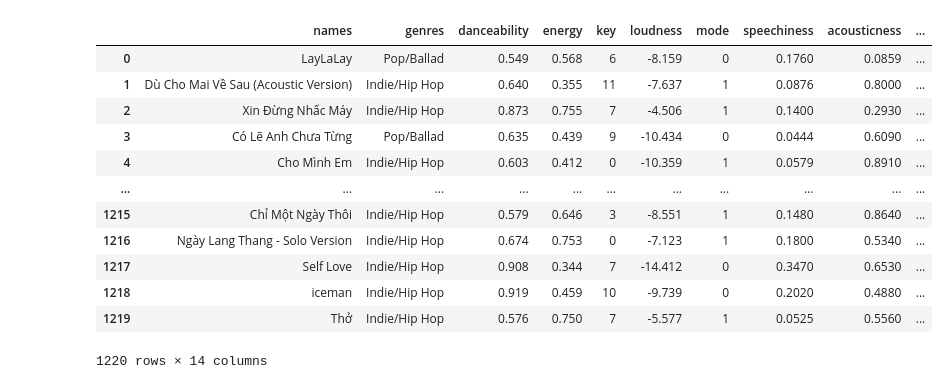
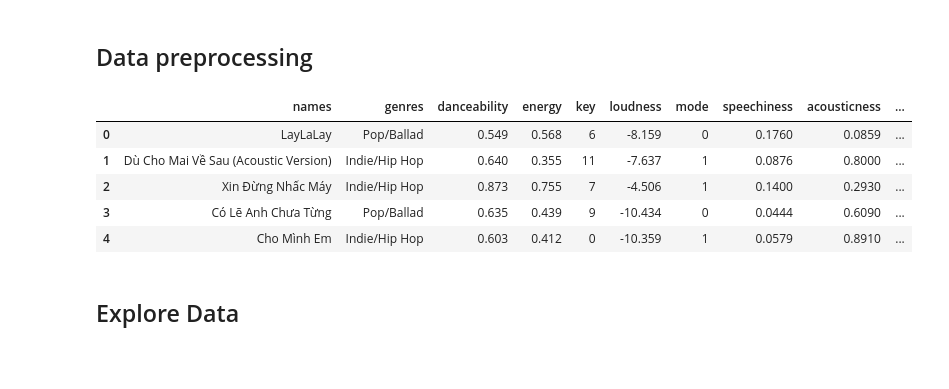
Before and after one commit to tvo10/DSCT, a Jupyter notebook: Capstone/EDA/Music Genre Prediction EDA.ipynb, the cells around one changed output. Saved outputs shown, nothing was run; the diff lists cells and outputs as text; code cells hidden in the pictures; blank space fills up the shorter version.

```diff
--- a/Capstone/EDA/Music Genre Prediction EDA.ipynb
+++ b/Capstone/EDA/Music Genre Prediction EDA.ipynb
@@ -5,17 +16,14 @@ import numpy as np
+# %% [markdown]
+## Data preprocessing
 # %%
-vpop = pd.read_csv('https://raw.githubusercontent.com/tvo10/DSCT/main/Capstone/Data%20Wranling/vpop.csv')
-vpop
+vpop = pd.read_csv('https://raw.githubusercontent.com/tvo10/DSCT/main/Capstone/Data%20Wrangling/vpop.csv')
+vpop.head()
 # %% [output]
 |  | names | genres | danceability | energy | key | loudness | mode | speechiness | acousticness | ... |
 | 0 | LayLaLay | Pop/Ballad | 0.549 | 0.568 | 6 | -8.159 | 0 | 0.1760 | 0.0859 | ... |
 | 1 | Dù Cho Mai Về Sau (Acoustic Version) | Indie/Hip Hop | 0.640 | 0.355 | 11 | -7.637 | 1 | 0.0876 | 0.8000 | ... |
 | 2 | Xin Đừng Nhấc Máy | Indie/Hip Hop | 0.873 | 0.755 | 7 | -4.506 | 1 | 0.1400 | 0.2930 | ... |
 | 3 | Có Lẽ Anh Chưa Từng | Pop/Ballad | 0.635 | 0.439 | 9 | -10.434 | 0 | 0.0444 | 0.6090 | ... |
 | 4 | Cho Mình Em | Indie/Hip Hop | 0.603 | 0.412 | 0 | -10.359 | 1 | 0.0579 | 0.8910 | ... |
-| ... | ... | ... | ... | ... | ... | ... | ... | ... | ... | ... |
-| 1215 | Chỉ Một Ngày Thôi | Indie/Hip Hop | 0.579 | 0.646 | 3 | -8.551 | 1 | 0.1480 | 0.8640 | ... |
-| 1216 | Ngày Lang Thang - Solo Version | Indie/Hip Hop | 0.674 | 0.753 | 0 | -7.123 | 1 | 0.1800 | 0.5340 | ... |
-| 1217 | Self Love | Indie/Hip Hop | 0.908 | 0.344 | 7 | -14.412 | 0 | 0.3470 | 0.6530 | ... |
-| 1218 | iceman | Indie/Hip Hop | 0.919 | 0.459 | 10 | -9.739 | 0 | 0.2020 | 0.4880 | ... |
-| 1219 | Thở | Indie/Hip Hop | 0.576 | 0.750 | 7 | -5.577 | 1 | 0.0525 | 0.5560 | ... |
-1220 rows × 14 columns
+# %% [markdown]
+## Explore Data
```
Also changed, not shown: parts of 6 cells of this notebook, 10 other files.
